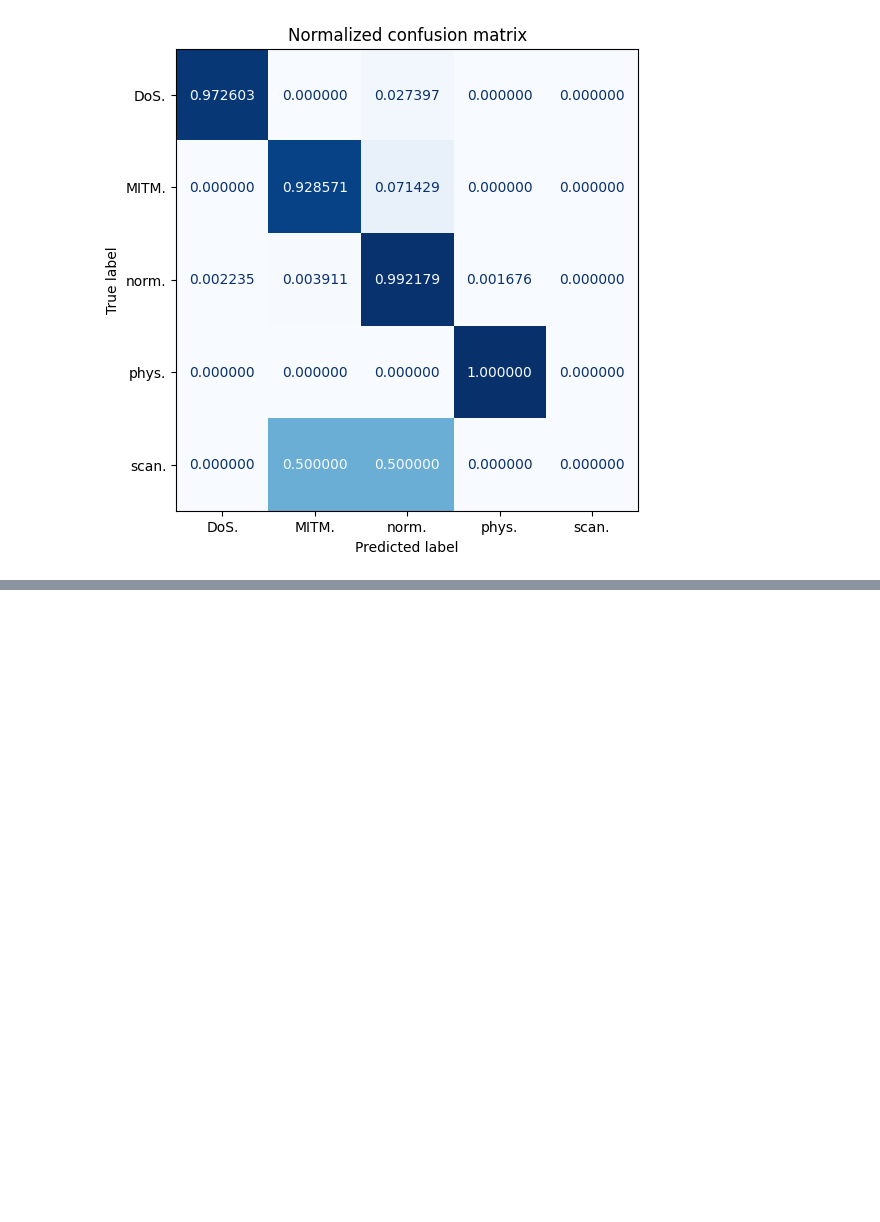
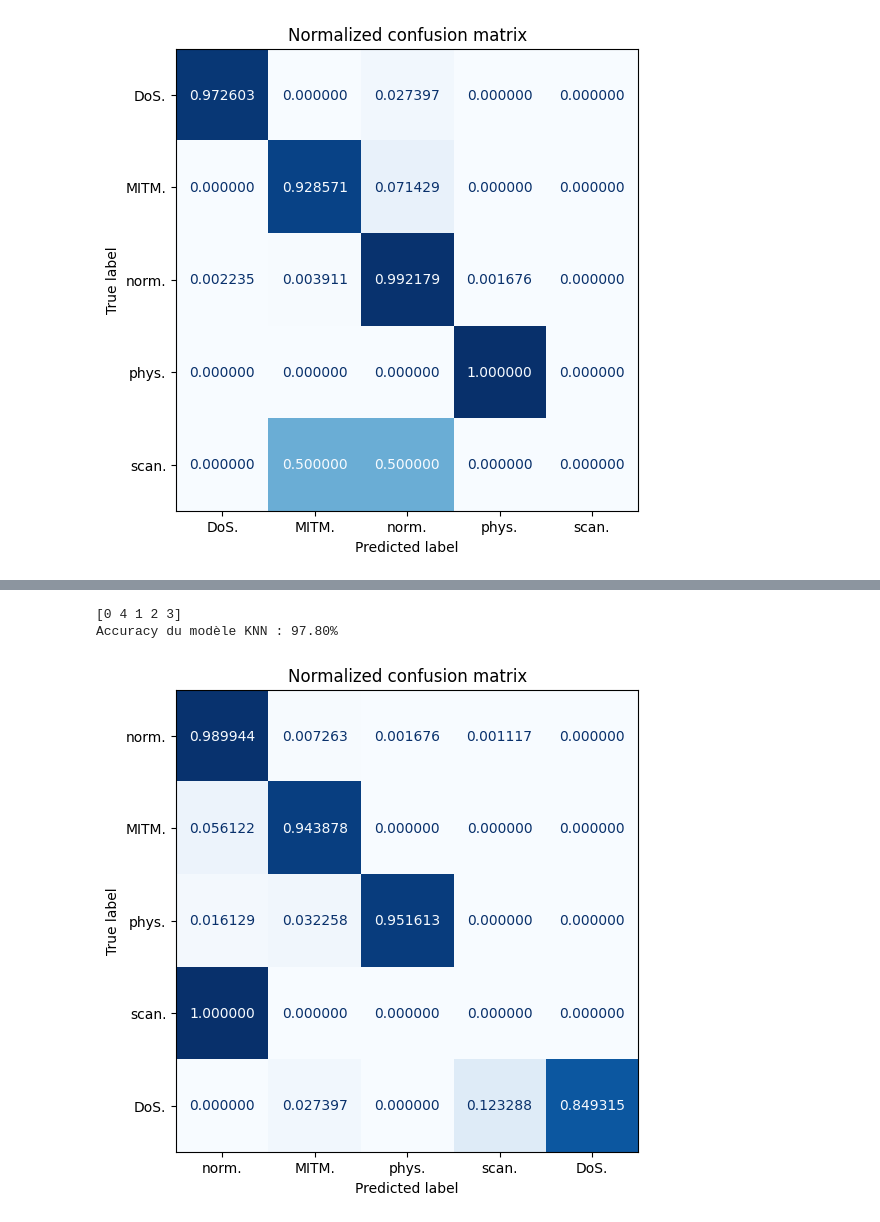
Before and after one commit to Mouret-Orfeu/Projet-Protection-des-donnees, a Jupyter notebook: physical_detection.ipynb, the cells around one changed output, grey strips where cells are left out. Cells and saved outputs as stored; diff of their text form; code cells hidden in the pictures; blank space fills up the shorter version.

```diff
--- a/physical_detection.ipynb
+++ b/physical_detection.ipynb
@@ -96,0 +153,6 @@ Précision du modèle KNN : 98.54%
+# %%
+randomForest_attack_detector(pd.concat([df_normal,df_attack_1,df_attack_2,df_attack_3,df_attack_4]))
+# %% [output]
+[0 4 1 2 3]
+Accuracy du modèle KNN : 97.80%
+[figure, added]
```
Also changed, not shown: parts of 8 cells of this notebook, 4 other files.
